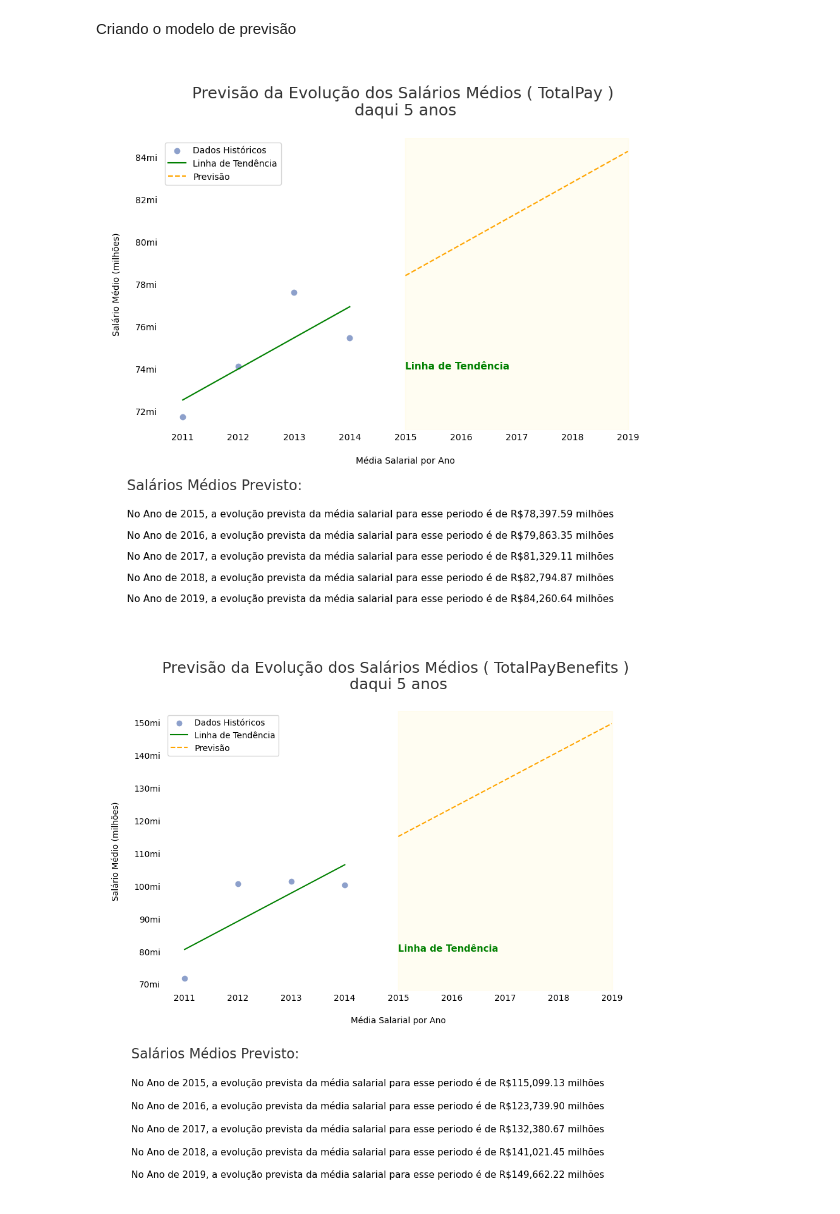
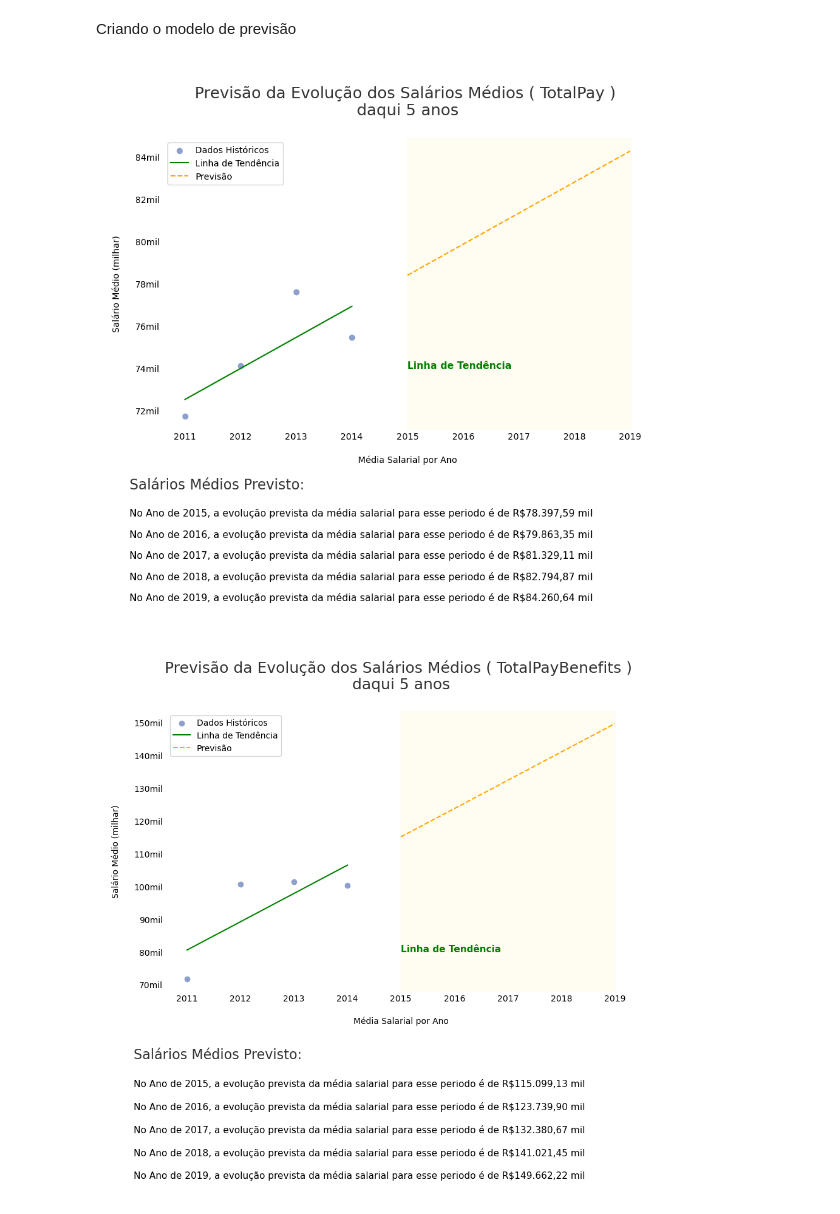
Before and after one commit to carlosmorais-git/EstudoSalariosUnidadeSanFrancisco, a Jupyter notebook: main.ipynb, the cells around one changed output. Saved outputs shown, nothing was run; the diff lists cells and outputs as text; code cells hidden in the pictures.

```diff
--- a/main.ipynb
+++ b/main.ipynb
@@ -123,7 +123,10 @@ def grafico_corr(df,coluna):
     plt.show()
 
 # Função para formatar os valores do eixo Y.
-def format_ticks(value, _):
+def format_ticks_mil(value, _):
+    return f"{value/1000:.0f}mil"
+
+def format_ticks_mi(value, _):
     return f"{value/1000:.0f}mi"
 
 # Função retorna os valores do eixo Y.
@@ -551,12 +553,13 @@ for valor in valores:
 
     # Exemplo de uso
     array1 = modelo.predict(anos)  # Resultado do modelo
-    array2 = previsoes  # Previsões futuras
 
 
     # Previsões para os próximos 5 anos
     anos_futuros = np.array([2015,2016,2017,2018,2019]).reshape(-1, 1)
+
     previsoes = modelo.predict(anos_futuros)
+    array2 = previsoes  # Previsões futuras
 
 
     # Criação e Edição do Gráfico
@@ -567,38 +570,38 @@ for valor in valores:
 
 
 
     plt.axvspan(2015, 2019, color=cores[5], alpha=0.15)
     plt.text(2015, posicao_y(2), 'Linha de Tendência', fontsize=11, color='green', weight='bold')
     posicao_inicial_y = posicao_y(0)
 
     # Aplica a formatação personalizada ao eixo Y.
-    plt.gca().yaxis.set_major_formatter(FuncFormatter(format_ticks))
+    plt.gca().yaxis.set_major_formatter(FuncFormatter(format_ticks_mil))
 
     plt.tick_params(axis='y',length=0)
     plt.tick_params(axis='x', length=0)
 
     plt.title(f'\nPrevisão da Evolução dos Salários Médios ( {valor} ) \ndaqui 5 anos\n',fontsize=18,alpha=0.8)
-    plt.ylabel('\nSalário Médio (milhões)\n')
+    plt.ylabel('\nSalário Médio (milhar)\n')
     plt.xlabel('\nMédia Salarial por Ano\n')
     plt.legend()
 
     plt.box(False)# retirar as bordas do gráfico
 
 
    # Exibindo os resultados
     acrescimo = 7 if valor == 'TotalPayBenefits' else 1
     posicao_inicial_y -= 2500*acrescimo
     plt.text(2010, posicao_inicial_y, "Salários Médios Previsto:\n", fontsize=16,alpha=0.8)
 
     for ano, salario in zip(anos_futuros.flatten(), previsoes):
 
         posicao_inicial_y -= 1000*acrescimo
-        plt.text(2010, posicao_inicial_y, f"No Ano de {ano}, a evolução prevista da média salarial para esse periodo é de R${salario:,.2f} milhões\n", fontsize=11)
+        plt.text(2010, posicao_inicial_y, f"No Ano de {ano}, a evolução prevista da média salarial para esse periodo é de {formatacao(salario)} mil\n", fontsize=11)
 
     plt.show()
 # %% [output]
-[figure, old version]
+[figure, new version]
-[figure, old version]
+[figure, new version]
 # %% [markdown]
 ## Análise da Previsão de Salários Médios e Proposta de Ação
 
```
Also changed, not shown: parts of 3 cells of this notebook.
